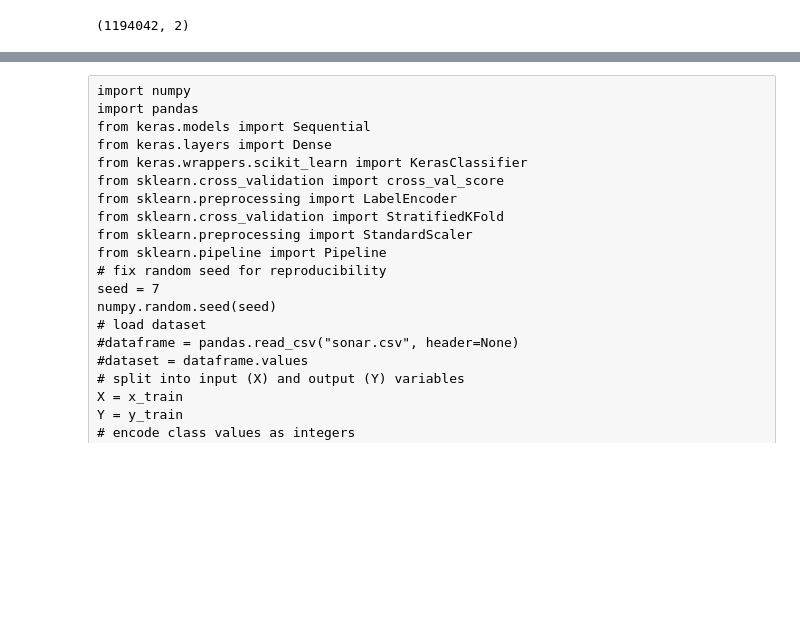
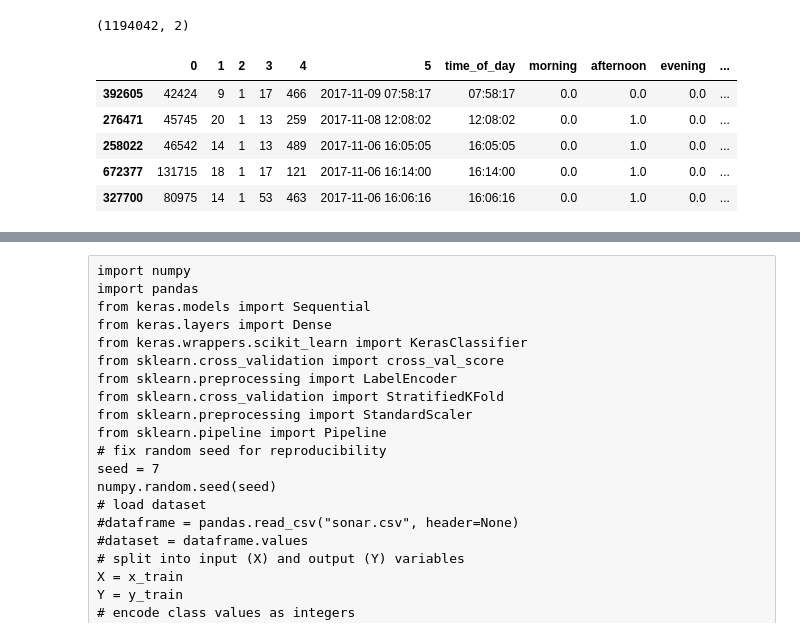
Before and after one commit to harsh306/Kaggle_TalkingData_imbalanced, a Jupyter notebook: kaggle.ipynb, the cells around one changed output, grey strips where cells are left out. Drawn from its saved outputs; the diff is of its cells as text; code cells hidden in the pictures; blank space fills up the shorter version.

```diff
--- a/kaggle.ipynb
+++ b/kaggle.ipynb
@@ -47,8 +259,9 @@ print('data_combined: ', data_combined.shape)
 # %% [output]
 data_combined:  (1194042, 8)
 # %%
-data_f = data_combined.iloc[:,0:5]
-data_f.astype(float)
+data_f = data_combined.iloc[:,0:6]
+
+#data_f.astype(float)
 labels = data_combined.iloc[:,7:8]
 labels.astype(float)
 type(labels)
@@ -65,3 +278,37 @@ labels_.shape
 # y[np.arange(data_combined.shape[0]), y] = 1
 # %% [output]
 (1194042, 2)
+# %%
+from datetime import time
+df = data_f
+morning_start = time(6)
+morning_end = time(12)
+afternoon_start = time(13)
+afternoon_end = time(17)
+evening_start = time(18)
+evening_end = time(22)
+night_start= time(23)
+night_end= time(5)
+df.head()
+df.iloc[:,5] = pd.to_datetime(df.iloc[:,5])
+df['time_of_day'] = df.iloc[:,5].apply(lambda x: x.time())
+#df['time_of_day'].head
+
+df['morning'] = (df['time_of_day'] >= time(8,0)) & (df['time_of_day'] <= time(12,0))
+df['afternoon'] = (df['time_of_day'] >= time(12,1)) & (df['time_of_day'] <= time(17,0))
+df['evening'] = (df['time_of_day'] >= time(17,1)) & (df['time_of_day'] <= time(20,0))
+df['night'] = (df['time_of_day'] >= time(20,1)) & (df['time_of_day'] <= time(23,59))
+df['late_night'] = (df['time_of_day'] >= time(0,1)) & (df['time_of_day'] <= time(8,0))
+df['night'] = df['night'].astype(float)
+df['afternoon'] = df['afternoon'].astype(float)
+df['late_night'] = df['late_night'].astype(float)
+df['morning'] = df['morning'].astype(float)
+df['evening'] = df['evening'].astype(float)
+df.head()
+# %% [output]
+|  | 0 | 1 | 2 | 3 | 4 | 5 | time_of_day | morning | afternoon | evening | ... |
+| 392605 | 42424 | 9 | 1 | 17 | 466 | 2017-11-09 07:58:17 | 07:58:17 | 0.0 | 0.0 | 0.0 | ... |
+| 276471 | 45745 | 20 | 1 | 13 | 259 | 2017-11-08 12:08:02 | 12:08:02 | 0.0 | 1.0 | 0.0 | ... |
+| 258022 | 46542 | 14 | 1 | 13 | 489 | 2017-11-06 16:05:05 | 16:05:05 | 0.0 | 1.0 | 0.0 | ... |
+| 672377 | 131715 | 18 | 1 | 17 | 121 | 2017-11-06 16:14:00 | 16:14:00 | 0.0 | 1.0 | 0.0 | ... |
+| 327700 | 80975 | 14 | 1 | 53 | 463 | 2017-11-06 16:06:16 | 16:06:16 | 0.0 | 1.0 | 0.0 | ... |
```
Also changed, not shown: parts of 23 cells of this notebook, 2 other files.
